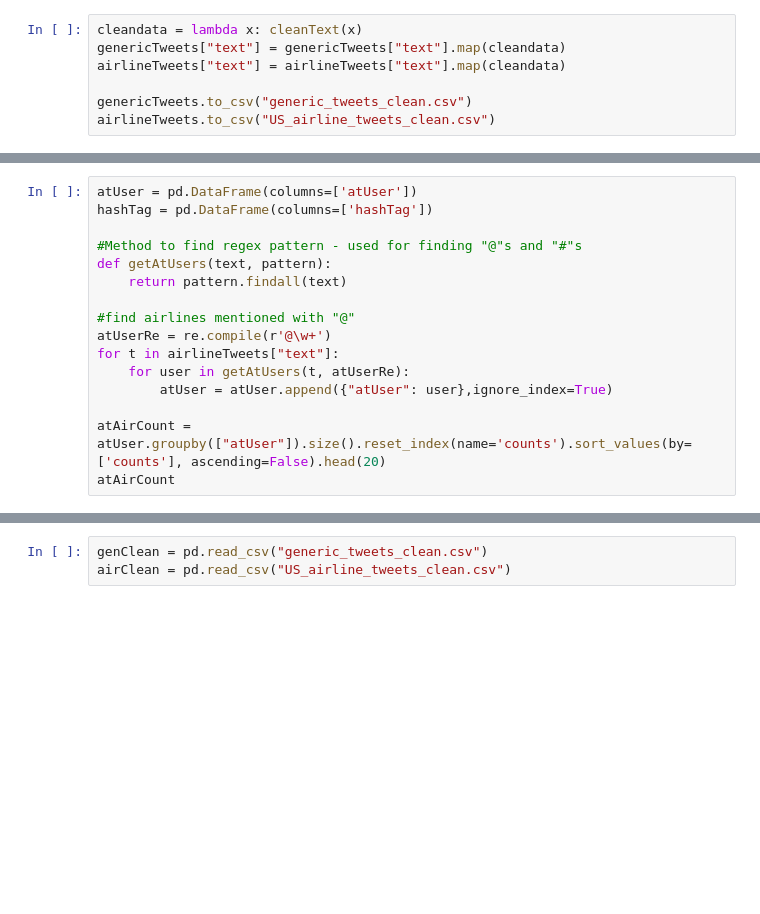
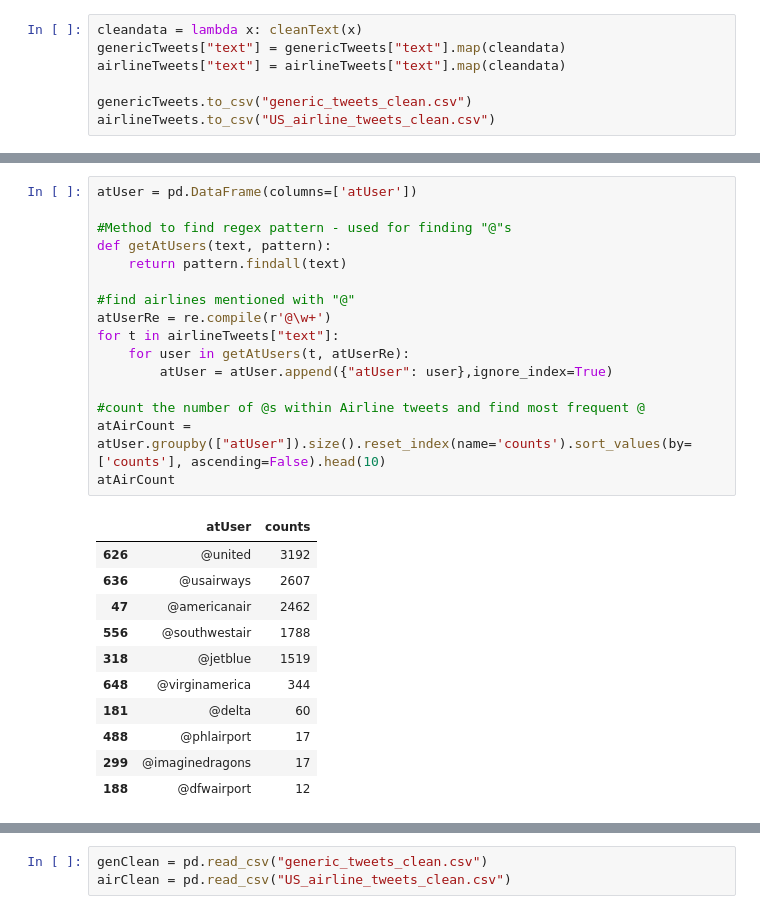
Before and after one commit to qyguan/airline, a Jupyter notebook: Guan_998373175_assignment1.ipynb, the cells around one changed output, grey strips where cells are left out. Drawn from its saved outputs; the diff is of its cells as text; blank space fills up the shorter version.

```diff
--- a/Guan_998373175_assignment1.ipynb
+++ b/Guan_998373175_assignment1.ipynb
@@ -74,16 +111,28 @@ airlineTweets.to_csv("US_airline_tweets_clean.csv")
 # %%
 atUser = pd.DataFrame(columns=['atUser'])
-hashTag = pd.DataFrame(columns=['hashTag'])
 
-#Method to find regex pattern - used for finding "@"s and "#"s
+#Method to find regex pattern - used for finding "@"s
 def getAtUsers(text, pattern):
     return pattern.findall(text)
 
 #find airlines mentioned with "@"
 atUserRe = re.compile(r'@\w+')
 for t in airlineTweets["text"]:
     for user in getAtUsers(t, atUserRe):
         atUser = atUser.append({"atUser": user},ignore_index=True)
 
-atAirCount = atUser.groupby(["atUser"]).size().reset_index(name='counts').sort_values(by=['counts'], ascending=False).head(20)
+#count the number of @s within Airline tweets and find most frequent @
+atAirCount = atUser.groupby(["atUser"]).size().reset_index(name='counts').sort_values(by=['counts'], ascending=False).head(10)
 atAirCount
+# %% [output]
+|  | atUser | counts |
+| 626 | @united | 3192 |
+| 636 | @usairways | 2607 |
+| 47 | @americanair | 2462 |
+| 556 | @southwestair | 1788 |
+| 318 | @jetblue | 1519 |
+| 648 | @virginamerica | 344 |
+| 181 | @delta | 60 |
+| 488 | @phlairport | 17 |
+| 299 | @imaginedragons | 17 |
+| 188 | @dfwairport | 12 |
```
Also changed, not shown: parts of 33 cells of this notebook.
